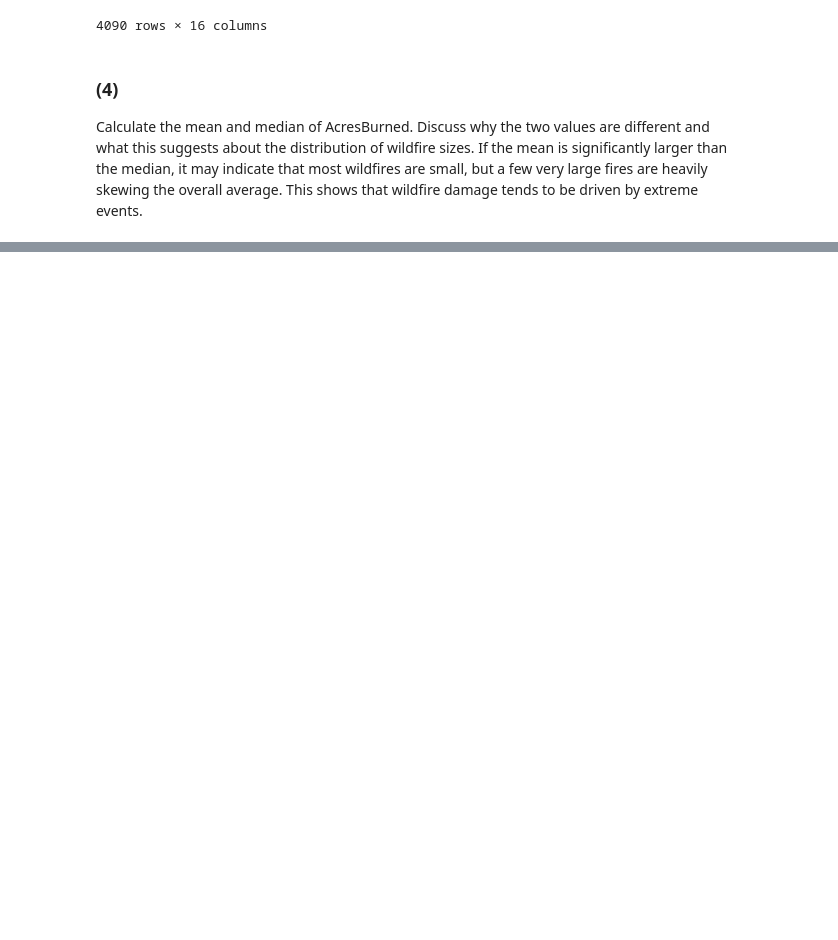
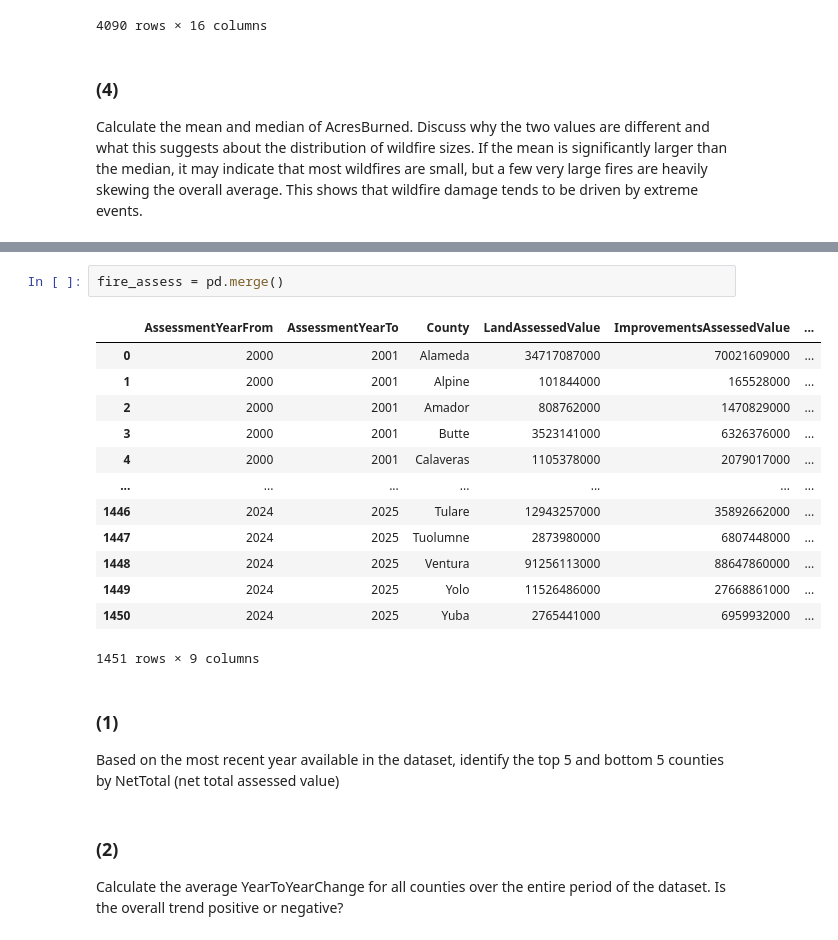
Before and after one commit to eagles0924/liveCodingTest, a Jupyter notebook: 250920_interview/1.ipynb, the cells around one changed output, grey strips where cells are left out. Saved outputs shown, nothing was run; the diff lists cells and outputs as text; blank space fills up the shorter version.

```diff
--- a/250920_interview/1.ipynb
+++ b/250920_interview/1.ipynb
@@ -104,0 +151,22 @@ Calculate the mean and median of AcresBurned. Discuss why the two values are dif
+# %%
+fire_assess = pd.merge()
+# %% [output]
+|  | AssessmentYearFrom | AssessmentYearTo | County | LandAssessedValue | ImprovementsAssessedValue | ... |
+| 0 | 2000 | 2001 | Alameda | 34717087000 | 70021609000 | ... |
+| 1 | 2000 | 2001 | Alpine | 101844000 | 165528000 | ... |
+| 2 | 2000 | 2001 | Amador | 808762000 | 1470829000 | ... |
+| 3 | 2000 | 2001 | Butte | 3523141000 | 6326376000 | ... |
+| 4 | 2000 | 2001 | Calaveras | 1105378000 | 2079017000 | ... |
+| ... | ... | ... | ... | ... | ... | ... |
+| 1446 | 2024 | 2025 | Tulare | 12943257000 | 35892662000 | ... |
+| 1447 | 2024 | 2025 | Tuolumne | 2873980000 | 6807448000 | ... |
+| 1448 | 2024 | 2025 | Ventura | 91256113000 | 88647860000 | ... |
+| 1449 | 2024 | 2025 | Yolo | 11526486000 | 27668861000 | ... |
+| 1450 | 2024 | 2025 | Yuba | 2765441000 | 6959932000 | ... |
+1451 rows × 9 columns
+# %% [markdown]
+### (1)
+Based on the most recent year available in the dataset, identify the top 5 and bottom 5 counties by NetTotal (net total assessed value)
+# %% [markdown]
+### (2)
+Calculate the average YearToYearChange for all counties over the entire period of the dataset. Is the overall trend positive or negative?
```
Also changed, not shown: parts of 8 cells of this notebook.
